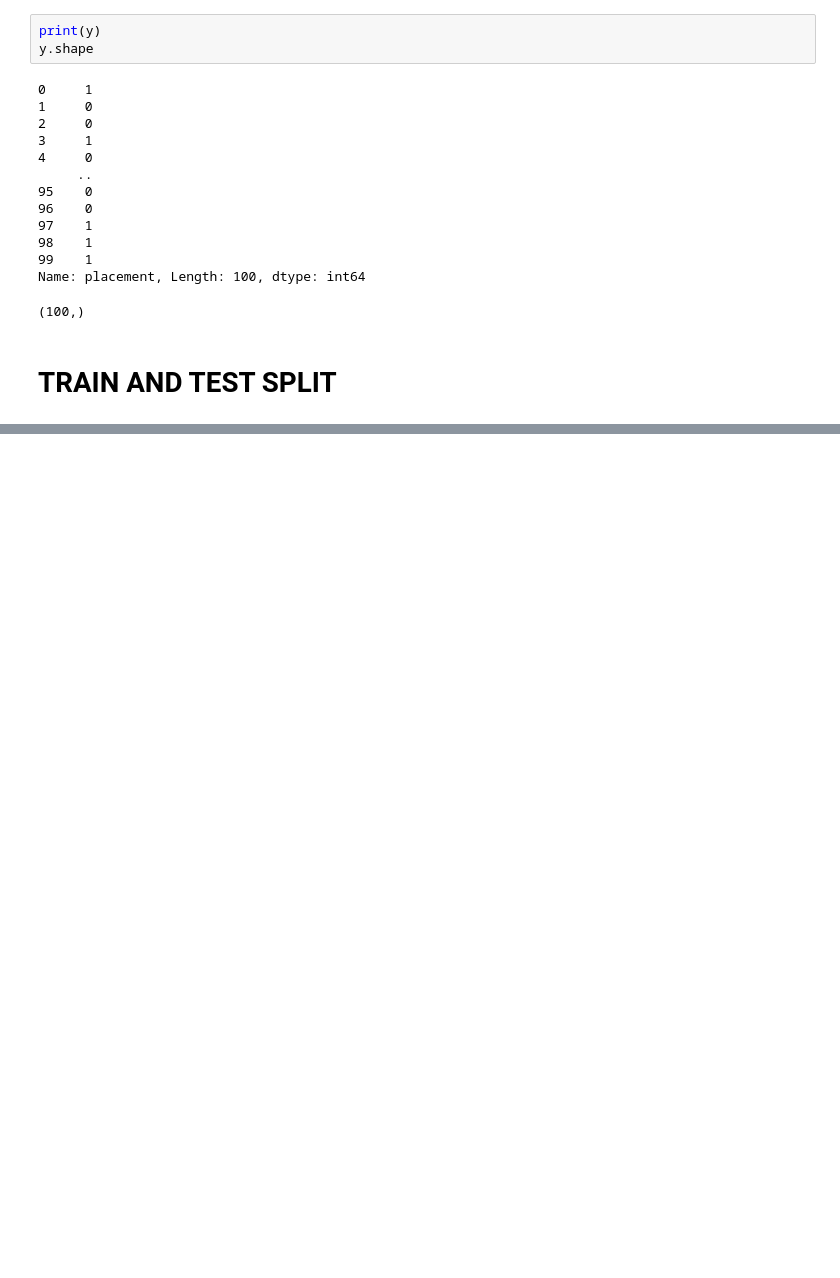
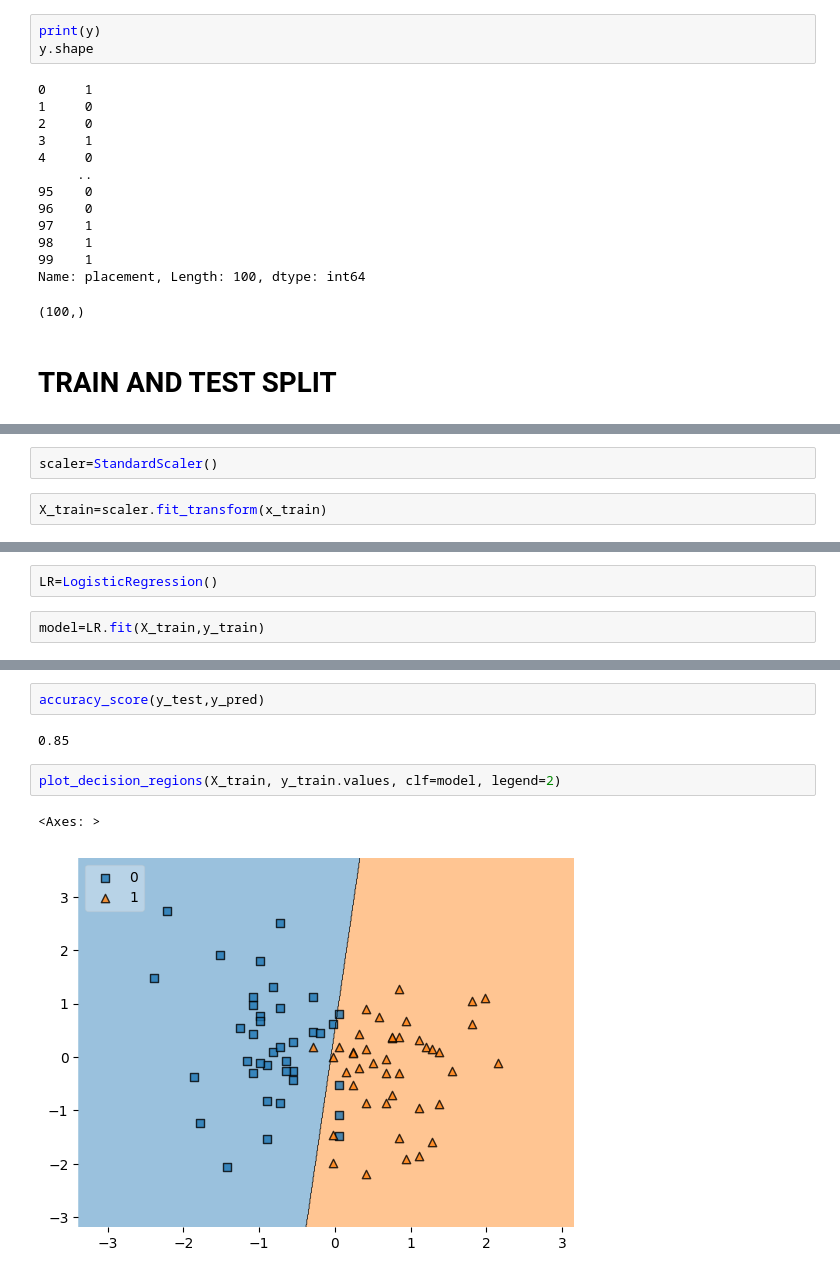
Before and after one commit to malik09-teach/ML-BASICS-PROJECTS-, a Jupyter notebook: projects/placemnent_project.ipynb, the cells around one changed output, grey strips where cells are left out. Cells and saved outputs as stored; diff of their text form; blank space fills up the shorter version.

Commit message:
upt new model code

```diff
--- a/projects/placemnent_project.ipynb
+++ b/projects/placemnent_project.ipynb
@@ -114,0 +201,4 @@ Name: placement, Length: 100, dtype: int64
+# %%
+scaler=StandardScaler()
+# %%
+X_train=scaler.fit_transform(x_train)
@@ -114,0 +255,4 @@ Name: placement, Length: 100, dtype: int64
+# %%
+LR=LogisticRegression()
+# %%
+model=LR.fit(X_train,y_train)
@@ -114,0 +281,9 @@ Name: placement, Length: 100, dtype: int64
+# %%
+accuracy_score(y_test,y_pred)
+# %% [output]
+0.85
+# %%
+plot_decision_regions(X_train, y_train.values, clf=model, legend=2)
+# %% [output]
+<Axes: >
+[figure, added]
```
Also changed, not shown: parts of 16 cells of this notebook, 1 other file.
